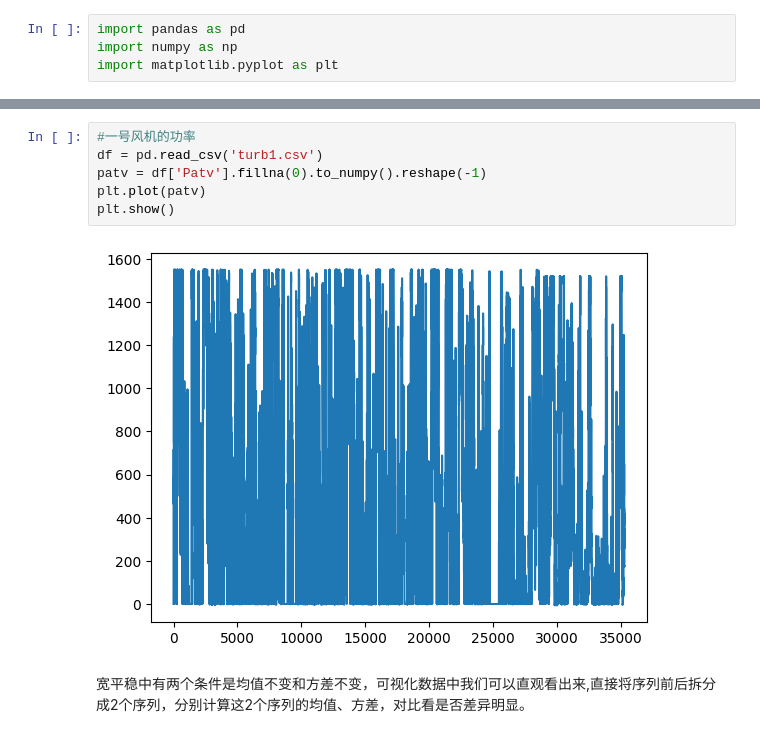
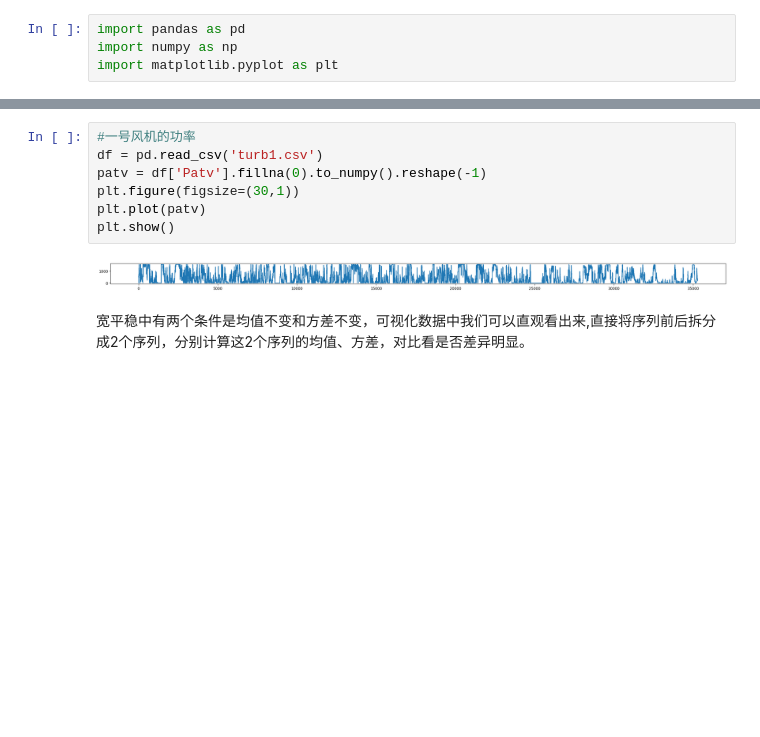
Before and after one commit to yellow378/TSF, a Jupyter notebook: analysis/LongYuan/平稳性检验.ipynb, the cells around one changed output, grey strips where cells are left out. Cells and saved outputs as stored; diff of their text form; blank space fills up the shorter version.

```diff
--- a/analysis/LongYuan/平稳性检验.ipynb
+++ b/analysis/LongYuan/平稳性检验.ipynb
@@ -13,11 +14,12 @@ plt.show()
 # %%
 #一号风机的功率
 df = pd.read_csv('turb1.csv')
 patv = df['Patv'].fillna(0).to_numpy().reshape(-1)
+plt.figure(figsize=(30,1))
 plt.plot(patv)
 plt.show()
 # %% [output]
-[figure, old version]
+[figure, new version]
 # %% [markdown]
 宽平稳中有两个条件是均值不变和方差不变，可视化数据中我们可以直观看出来,直接将序列前后拆分成2个序列，分别计算这2个序列的均值、方差，对比看是否差异明显。
 # %%
```
Also changed, not shown: parts of 1 cell of this notebook, 4 other files.
